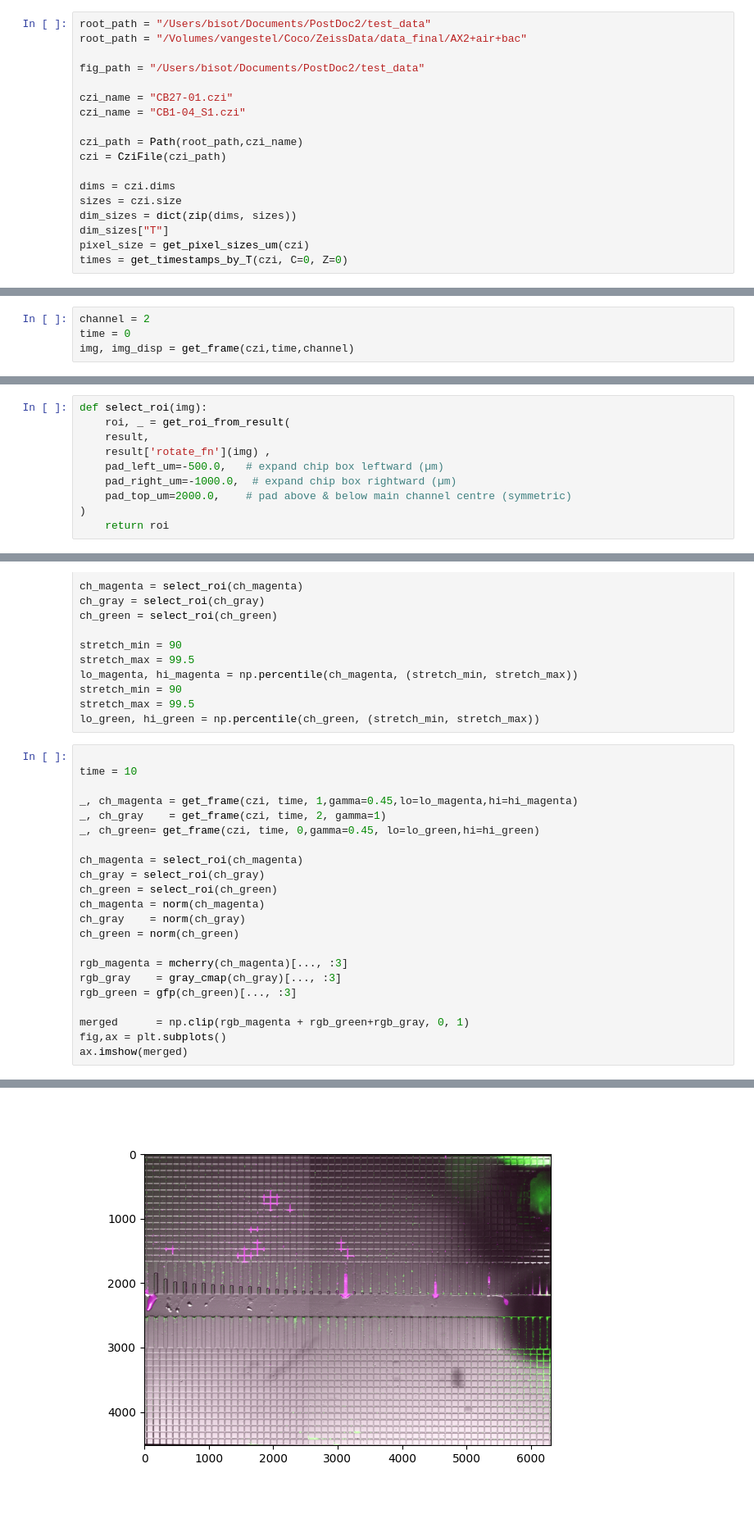
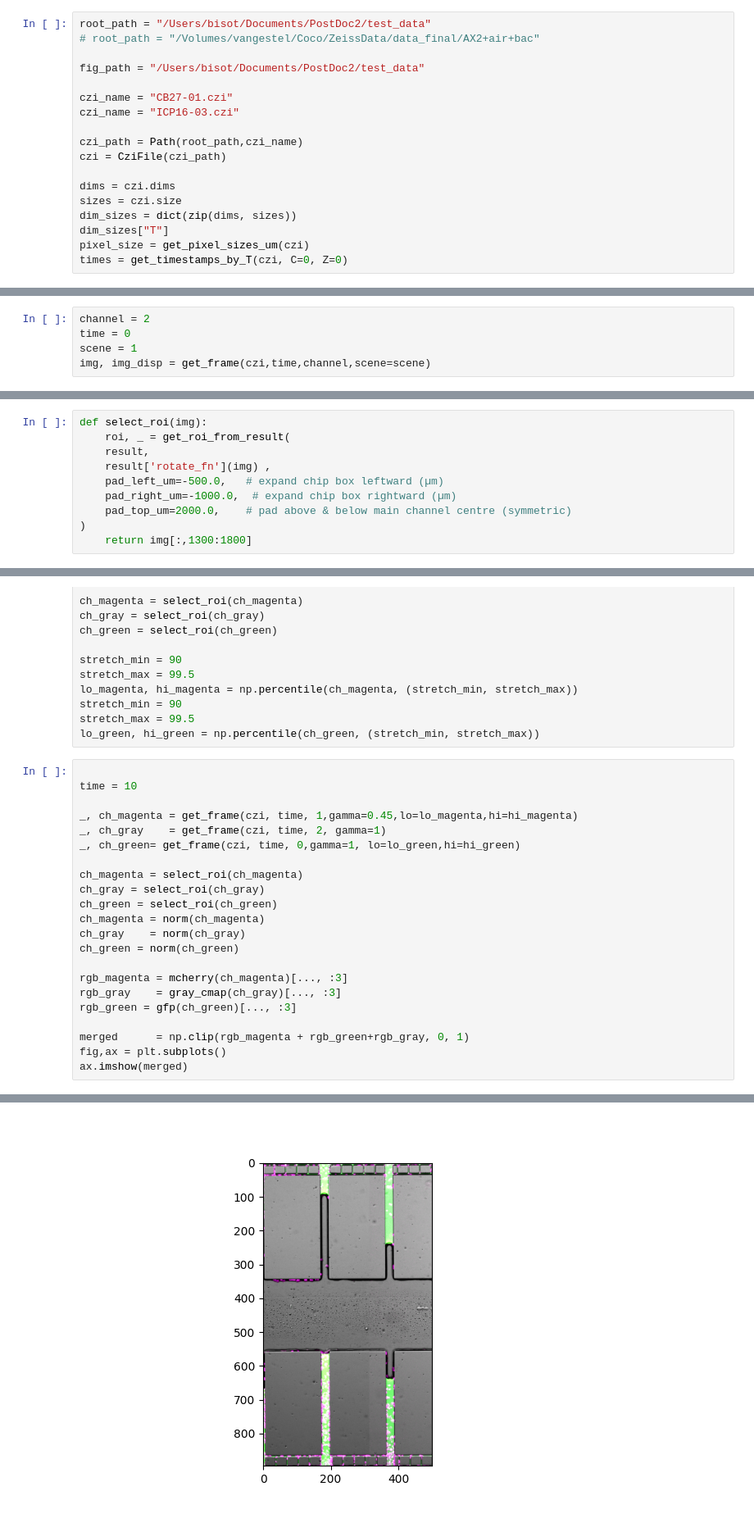
Before and after one commit to Cocopyth/chipanalysis, a Jupyter notebook: chipanalysis/notebooks/video_maker.ipynb, the cells around one changed output, grey strips where cells are left out. Shown at 82% size. Cells and saved outputs as stored; diff of their text form.

```diff
--- a/chipanalysis/notebooks/video_maker.ipynb
+++ b/chipanalysis/notebooks/video_maker.ipynb
@@ -21,11 +18,11 @@ The autoreload extension is already loaded. To reload it, use:
 # %%
 root_path = "/Users/bisot/Documents/PostDoc2/test_data"
-root_path = "/Volumes/vangestel/Coco/ZeissData/data_final/AX2+air+bac"
+# root_path = "/Volumes/vangestel/Coco/ZeissData/data_final/AX2+air+bac"
 
 fig_path = "/Users/bisot/Documents/PostDoc2/test_data"
 
 czi_name = "CB27-01.czi"
-czi_name = "CB1-04_S1.czi"
+czi_name = "ICP16-03.czi"
 
 czi_path = Path(root_path,czi_name)
 czi = CziFile(czi_path)
@@ -42,6 +43,7 @@ times = get_timestamps_by_T(czi, C=0, Z=0)
 # %%
 channel = 2
 time = 0
-img, img_disp = get_frame(czi,time,channel)
+scene = 1
+img, img_disp = get_frame(czi,time,channel,scene=scene)
 # %%
 result = align_chip_to_image(img, pixel_size_um=pixel_size["X"], debug=False, geom=ChipGeometry())
@@ -54,5 +58,5 @@ def select_roi(img):
     pad_right_um=-1000.0,  # expand chip box rightward (µm)
     pad_top_um=2000.0,    # pad above & below main channel centre (symmetric)
 )
-    return roi
+    return img[:,1300:1800]
 # %%
@@ -141,27 +144,27 @@ lo_green, hi_green = np.percentile(ch_green, (stretch_min, stretch_max))
 # %%
 
 time = 10
 
 _, ch_magenta = get_frame(czi, time, 1,gamma=0.45,lo=lo_magenta,hi=hi_magenta)
 _, ch_gray    = get_frame(czi, time, 2, gamma=1)
-_, ch_green= get_frame(czi, time, 0,gamma=0.45, lo=lo_green,hi=hi_green)
+_, ch_green= get_frame(czi, time, 0,gamma=1, lo=lo_green,hi=hi_green)
 
 ch_magenta = select_roi(ch_magenta)
 ch_gray = select_roi(ch_gray)
 ch_green = select_roi(ch_green)
 ch_magenta = norm(ch_magenta)
 ch_gray    = norm(ch_gray)
 ch_green = norm(ch_green)
 
 rgb_magenta = mcherry(ch_magenta)[..., :3]
 rgb_gray    = gray_cmap(ch_gray)[..., :3]
 rgb_green = gfp(ch_green)[..., :3]
 
 merged      = np.clip(rgb_magenta + rgb_green+rgb_gray, 0, 1)
 fig,ax = plt.subplots()
 ax.imshow(merged)
 # %% [output]
 <matplotlib.image.AxesImage at 0x...>
-[figure, old version]
+[figure, new version]
 # %%
 # ---- your settings ----
```
Also changed, not shown: parts of 10 cells of this notebook, 32 other files.
